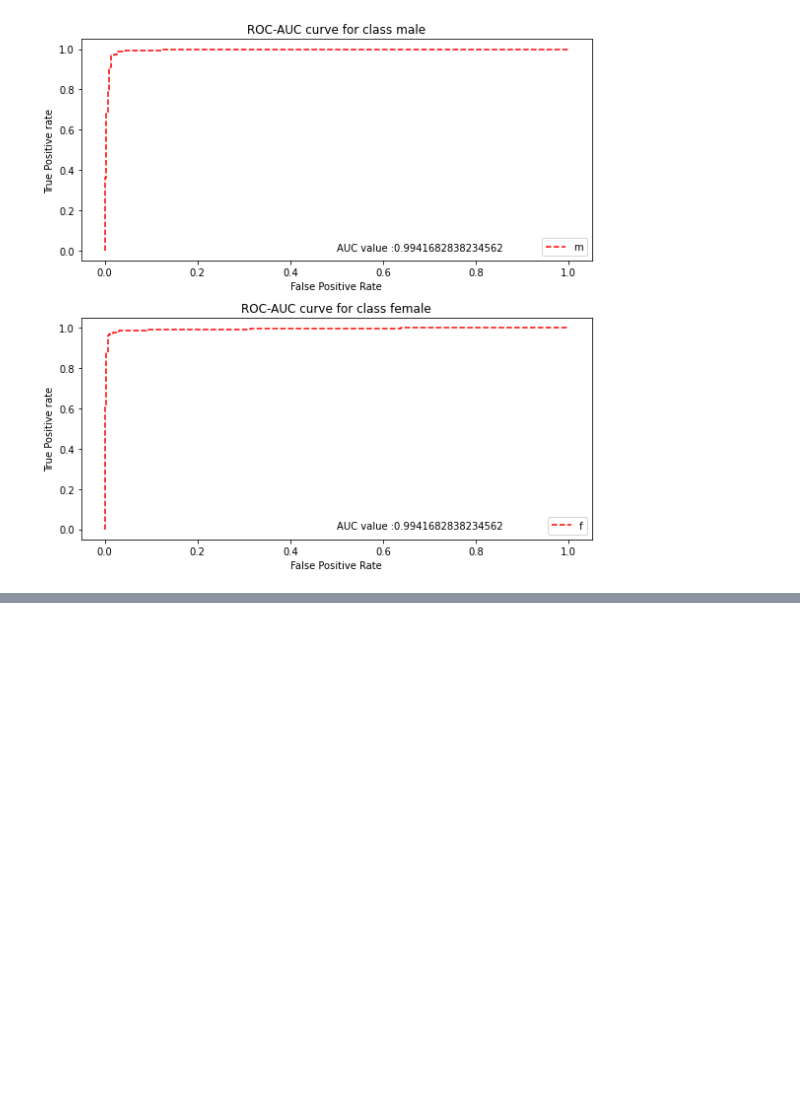
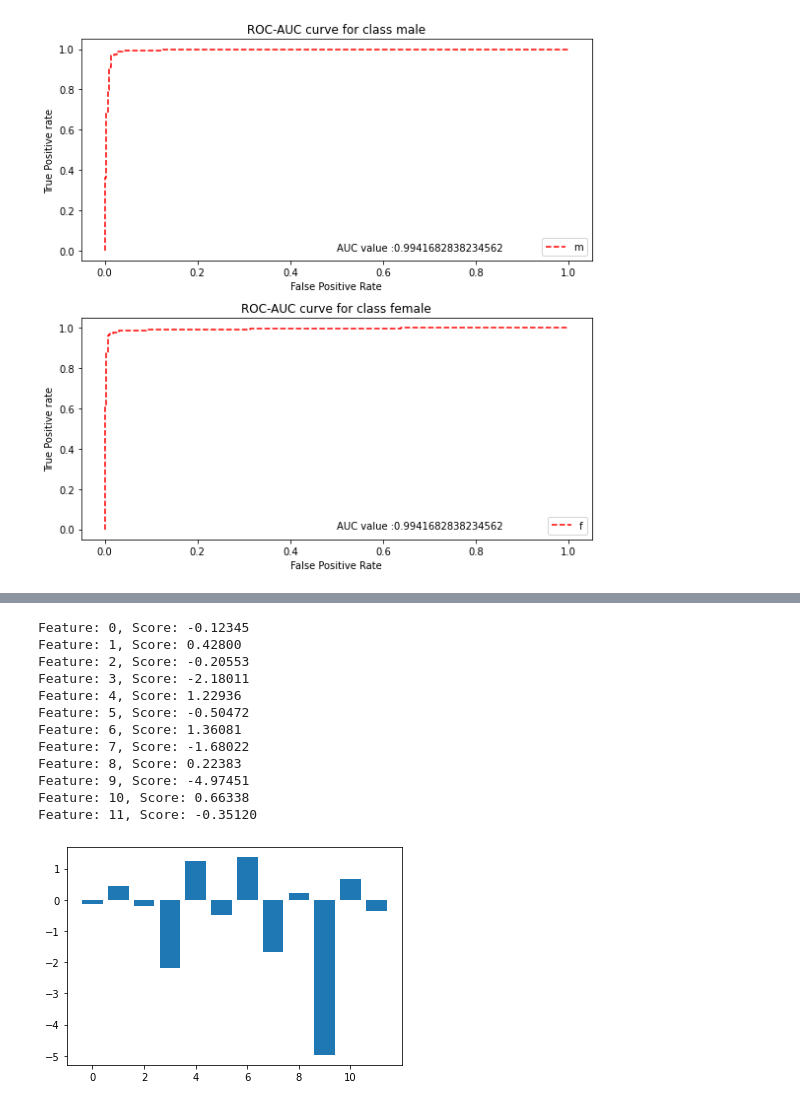
Before and after one commit to devKhush/Machine-Learning-Project-Gender-Recognition-From-Voice, a Jupyter notebook: src/Logistic_Regression_Model.ipynb, the cells around one changed output, grey strips where cells are left out. Saved outputs shown, nothing was run; the diff lists cells and outputs as text; code cells hidden in the pictures; blank space fills up the shorter version.

Commit message:
updated feature slection graph Lg

```diff
--- a/src/Logistic_Regression_Model.ipynb
+++ b/src/Logistic_Regression_Model.ipynb
@@ -142,0 +145,6 @@ roc_auc(ytest_roc, ypred_roc)
+# %%
+from sklearn import preprocessing
+
+le = preprocessing.LabelEncoder()
+le.fit(y)
+le =le.transform(y)
@@ -142,0 +168,34 @@ roc_auc(ytest_roc, ypred_roc)
+# %%
+
+# logistic regression for feature importance
+from sklearn.datasets import make_classification
+from sklearn.linear_model import LogisticRegression
+from matplotlib import pyplot
+# define dataset
+
+# define the model
+model = LogisticRegression()
+# fit the model
+model.fit(x, le)
+# get importance
+importance = model.coef_[0]
+# summarize feature importance
+for i,v in enumerate(importance):
+	print('Feature: %0d, Score: %.5f' % (i,v))
+# plot feature importance
+pyplot.bar([X for X in range(len(importance))], importance)
+pyplot.show()
+# %% [output]
+Feature: 0, Score: -0.12345
+Feature: 1, Score: 0.42800
+Feature: 2, Score: -0.20553
+Feature: 3, Score: -2.18011
+Feature: 4, Score: 1.22936
+Feature: 5, Score: -0.50472
+Feature: 6, Score: 1.36081
+Feature: 7, Score: -1.68022
+Feature: 8, Score: 0.22383
+Feature: 9, Score: -4.97451
+Feature: 10, Score: 0.66338
+Feature: 11, Score: -0.35120
+[figure, added]
```
Also changed, not shown: parts of 2 cells of this notebook.
